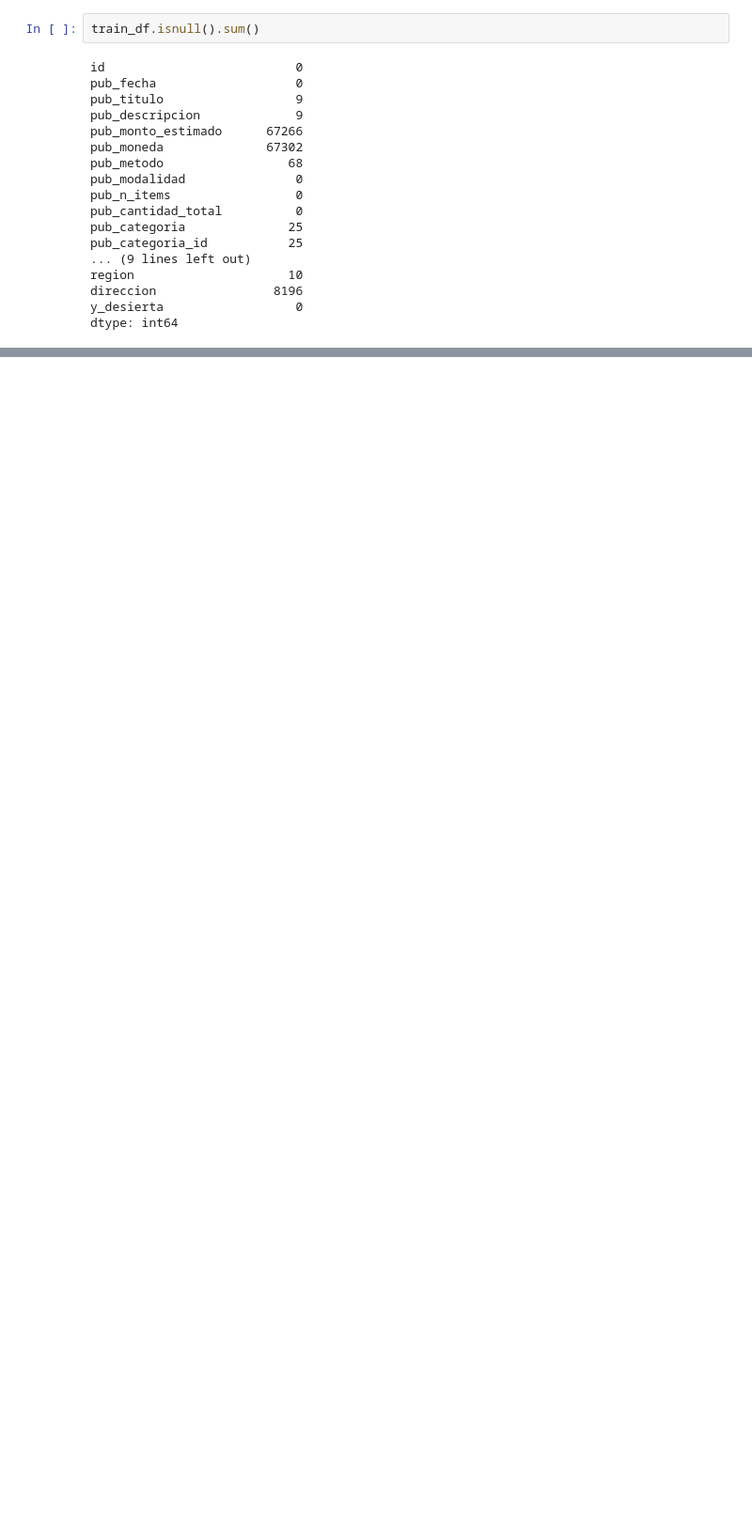
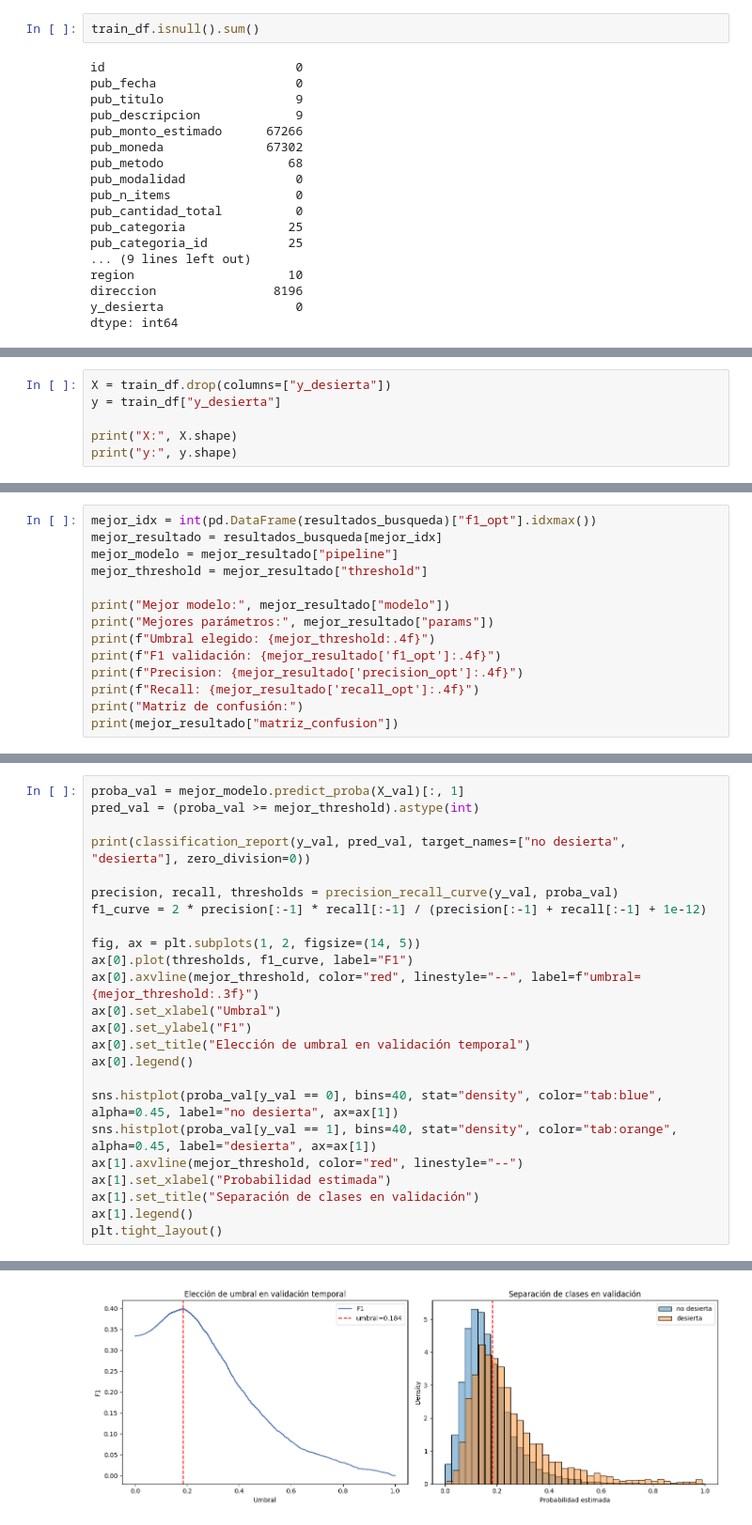
Before and after one commit to EduardoPerezMir/Tarea-2-ML, a Jupyter notebook: Pregunta2.ipynb, the cells around one changed output, grey strips where cells are left out. Shown at 94% size. Saved outputs shown, nothing was run; the diff lists cells and outputs as text; blank space fills up the shorter version.

```diff
--- a/Pregunta2.ipynb
+++ b/Pregunta2.ipynb
@@ -223,0 +303,6 @@ dtype: int64
+# %%
+X = train_df.drop(columns=["y_desierta"])
+y = train_df["y_desierta"]
+
+print("X:", X.shape)
+print("y:", y.shape)
@@ -231,0 +699,14 @@ dtype: int64
+# %%
+mejor_idx = int(pd.DataFrame(resultados_busqueda)["f1_opt"].idxmax())
+mejor_resultado = resultados_busqueda[mejor_idx]
+mejor_modelo = mejor_resultado["pipeline"]
+mejor_threshold = mejor_resultado["threshold"]
+
+print("Mejor modelo:", mejor_resultado["modelo"])
+print("Mejores parámetros:", mejor_resultado["params"])
+print(f"Umbral elegido: {mejor_threshold:.4f}")
+print(f"F1 validación: {mejor_resultado['f1_opt']:.4f}")
+print(f"Precision: {mejor_resultado['precision_opt']:.4f}")
+print(f"Recall: {mejor_resultado['recall_opt']:.4f}")
+print("Matriz de confusión:")
+print(mejor_resultado["matriz_confusion"])
@@ -231,0 +723,25 @@ dtype: int64
+# %%
+proba_val = mejor_modelo.predict_proba(X_val)[:, 1]
+pred_val = (proba_val >= mejor_threshold).astype(int)
+
+print(classification_report(y_val, pred_val, target_names=["no desierta", "desierta"], zero_division=0))
+
+precision, recall, thresholds = precision_recall_curve(y_val, proba_val)
+f1_curve = 2 * precision[:-1] * recall[:-1] / (precision[:-1] + recall[:-1] + 1e-12)
+
+fig, ax = plt.subplots(1, 2, figsize=(14, 5))
+ax[0].plot(thresholds, f1_curve, label="F1")
+ax[0].axvline(mejor_threshold, color="red", linestyle="--", label=f"umbral={mejor_threshold:.3f}")
+ax[0].set_xlabel("Umbral")
+ax[0].set_ylabel("F1")
+ax[0].set_title("Elección de umbral en validación temporal")
+ax[0].legend()
+
+sns.histplot(proba_val[y_val == 0], bins=40, stat="density", color="tab:blue", alpha=0.45, label="no desierta", ax=ax[1])
+sns.histplot(proba_val[y_val == 1], bins=40, stat="density", color="tab:orange", alpha=0.45, label="desierta", ax=ax[1])
+ax[1].axvline(mejor_threshold, color="red", linestyle="--")
+ax[1].set_xlabel("Probabilidad estimada")
+ax[1].set_title("Separación de clases en validación")
+ax[1].legend()
+plt.tight_layout()
+# %% [output]
@@ -231,0 +756 @@ dtype: int64
+[figure, added]
```
Also changed, not shown: parts of 54 cells of this notebook, 1 other file.
